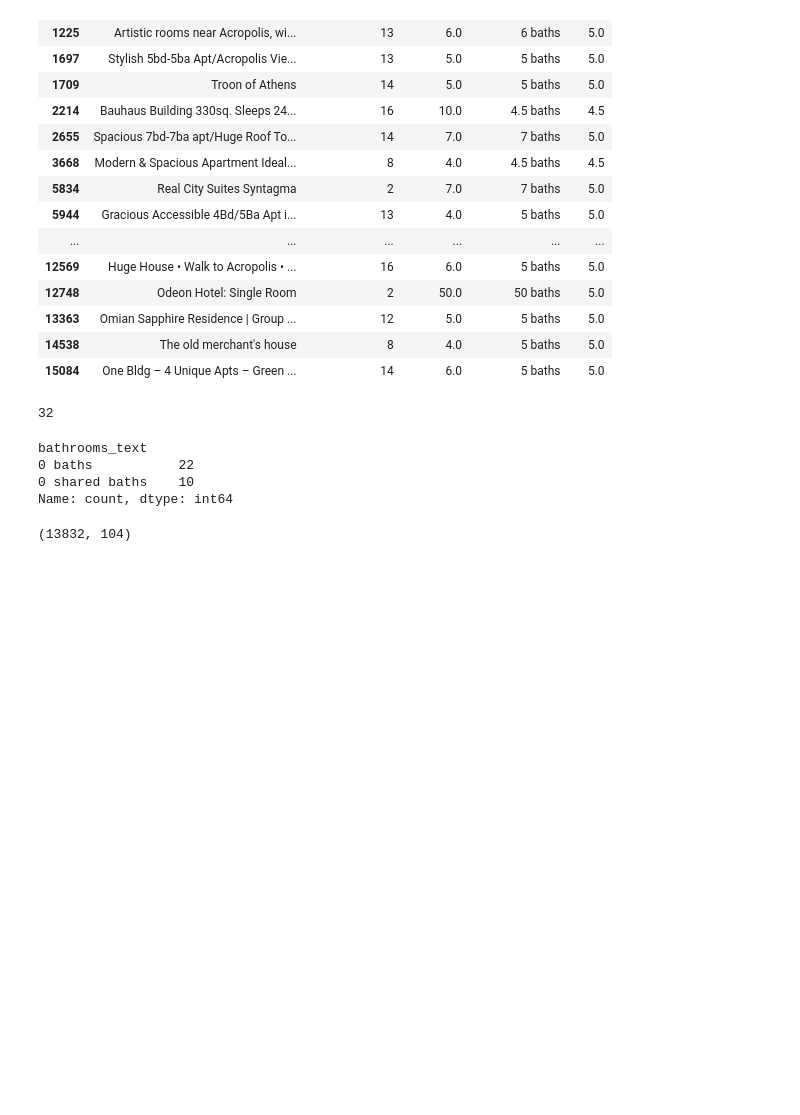
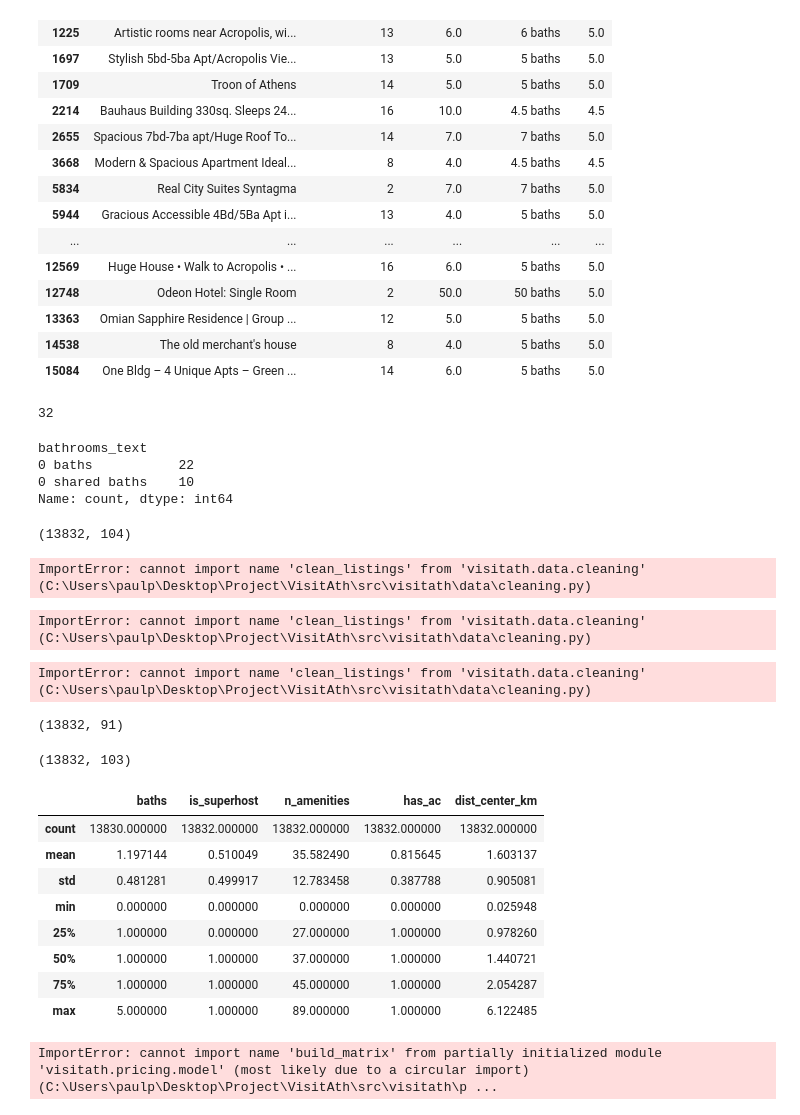
Before and after one commit to PaulPesk/VisitAth, a Jupyter notebook: notebooks/01_exploration.ipynb, the cells around one changed output. Saved outputs shown, nothing was run; the diff lists cells and outputs as text; code cells hidden in the pictures; blank space fills up the shorter version.

```diff
--- a/notebooks/01_exploration.ipynb
+++ b/notebooks/01_exploration.ipynb
@@ -445,3 +445,71 @@ df.drop(columns=["amenity_list"]).to_csv("../data/processed/listings_features.cs
 print(df.shape)
 # %% [output]
 (13832, 104)
+# %%
+import pandas as pd
+from visitath.data.cleaning import clean_listings
+
+raw = pd.read_csv("../data/raw/listings.csv.gz")
+clean = clean_listings(raw)
+print(clean.shape)
+# %% [output]
+ImportError: cannot import name 'clean_listings' from 'visitath.data.cleaning' (C:\Users\paulp\Desktop\Project\VisitAth\src\visitath\data\cleaning.py)
+# %%
+import pandas as pd
+from visitath.data.cleaning import clean_listings
+
+raw = pd.read_csv("../data/raw/listings.csv.gz")
+clean = clean_listings(raw)
+print(clean.shape)
+# %% [output]
+ImportError: cannot import name 'clean_listings' from 'visitath.data.cleaning' (C:\Users\paulp\Desktop\Project\VisitAth\src\visitath\data\cleaning.py)
+# %%
+import pandas as pd
+from visitath.data.cleaning import clean_listings
+
+raw = pd.read_csv("../data/raw/listings.csv.gz")
+clean = clean_listings(raw)
+print(clean.shape)
+# %% [output]
+ImportError: cannot import name 'clean_listings' from 'visitath.data.cleaning' (C:\Users\paulp\Desktop\Project\VisitAth\src\visitath\data\cleaning.py)
+# %%
+import pandas as pd
+from visitath.data.cleaning import clean_listings
+
+raw = pd.read_csv("../data/raw/listings.csv.gz")
+clean = clean_listings(raw)
+print(clean.shape)
+# %% [output]
+(13832, 91)
+# %%
+import pandas as pd
+from visitath.data.cleaning import clean_listings
+from visitath.data.features import add_features
+
+raw = pd.read_csv("../data/raw/listings.csv.gz")
+feat = add_features(clean_listings(raw))
+print(feat.shape)
+feat[["baths", "is_superhost", "n_amenities", "has_ac", "dist_center_km"]].describe()
+# %% [output]
+(13832, 103)
+|  | baths | is_superhost | n_amenities | has_ac | dist_center_km |
+| count | 13830.000000 | 13832.000000 | 13832.000000 | 13832.000000 | 13832.000000 |
+| mean | 1.197144 | 0.510049 | 35.582490 | 0.815645 | 1.603137 |
+| std | 0.481281 | 0.499917 | 12.783458 | 0.387788 | 0.905081 |
+| min | 0.000000 | 0.000000 | 0.000000 | 0.000000 | 0.025948 |
+| 25% | 1.000000 | 0.000000 | 27.000000 | 1.000000 | 0.978260 |
+| 50% | 1.000000 | 1.000000 | 37.000000 | 1.000000 | 1.440721 |
+| 75% | 1.000000 | 1.000000 | 45.000000 | 1.000000 | 2.054287 |
+| max | 5.000000 | 1.000000 | 89.000000 | 1.000000 | 6.122485 |
+# %%
+import pandas as pd
+from visitath.data.cleaning import clean_listings
+from visitath.data.features import add_features
+from visitath.pricing.model import add_value_scores, evaluate
+
+raw = pd.read_csv("../data/raw/listings.csv.gz")
+df = add_value_scores(add_features(clean_listings(raw)))
+print(df.shape)
+print(evaluate(df))
+# %% [output]
+ImportError: cannot import name 'build_matrix' from partially initialized module 'visitath.pricing.model' (most likely due to a circular import) (C:\Users\paulp\Desktop\Project\VisitAth\src\visitath\p ...
```
Also changed, not shown: parts of 1 cell of this notebook, 5 other files.
